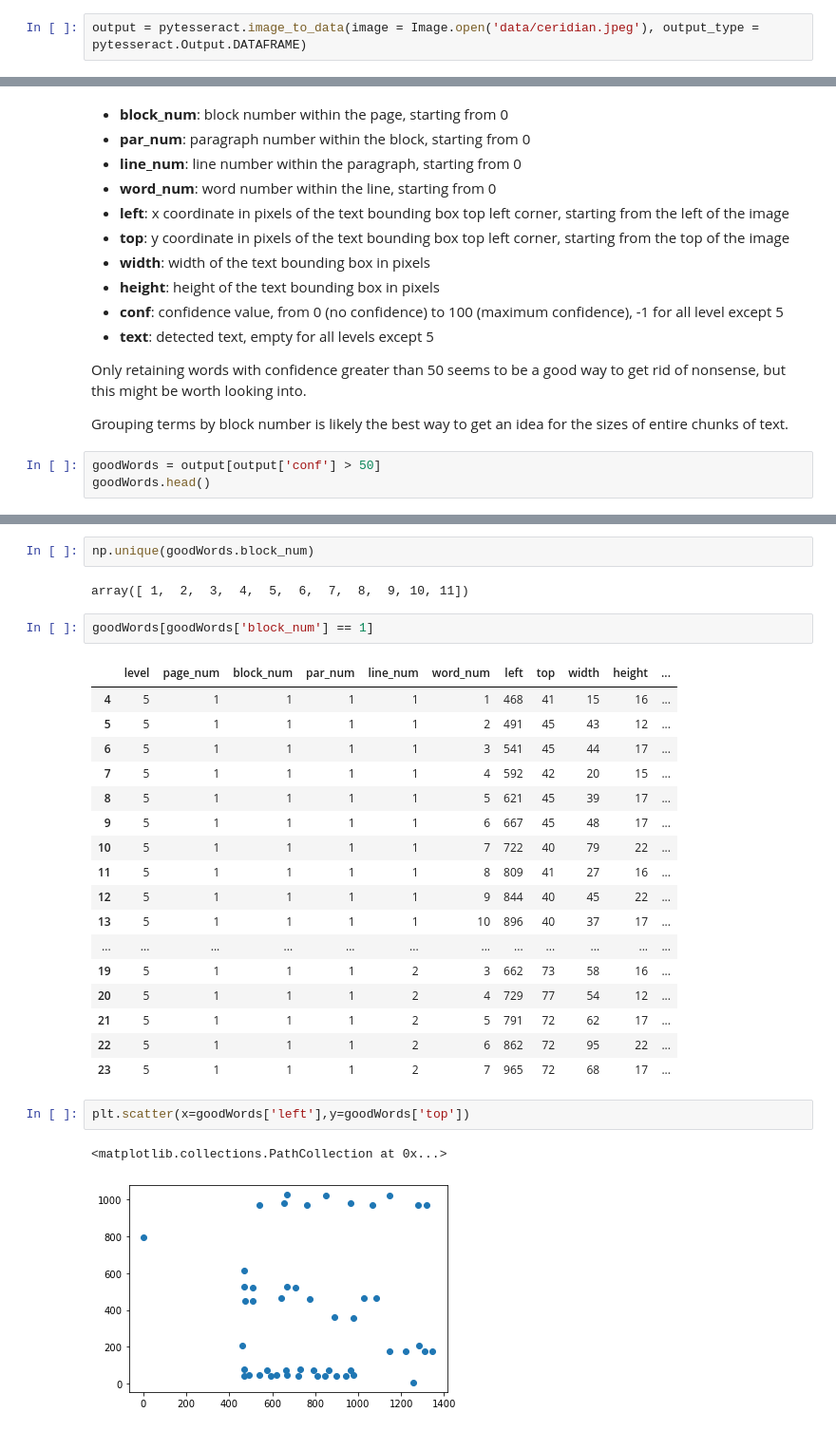
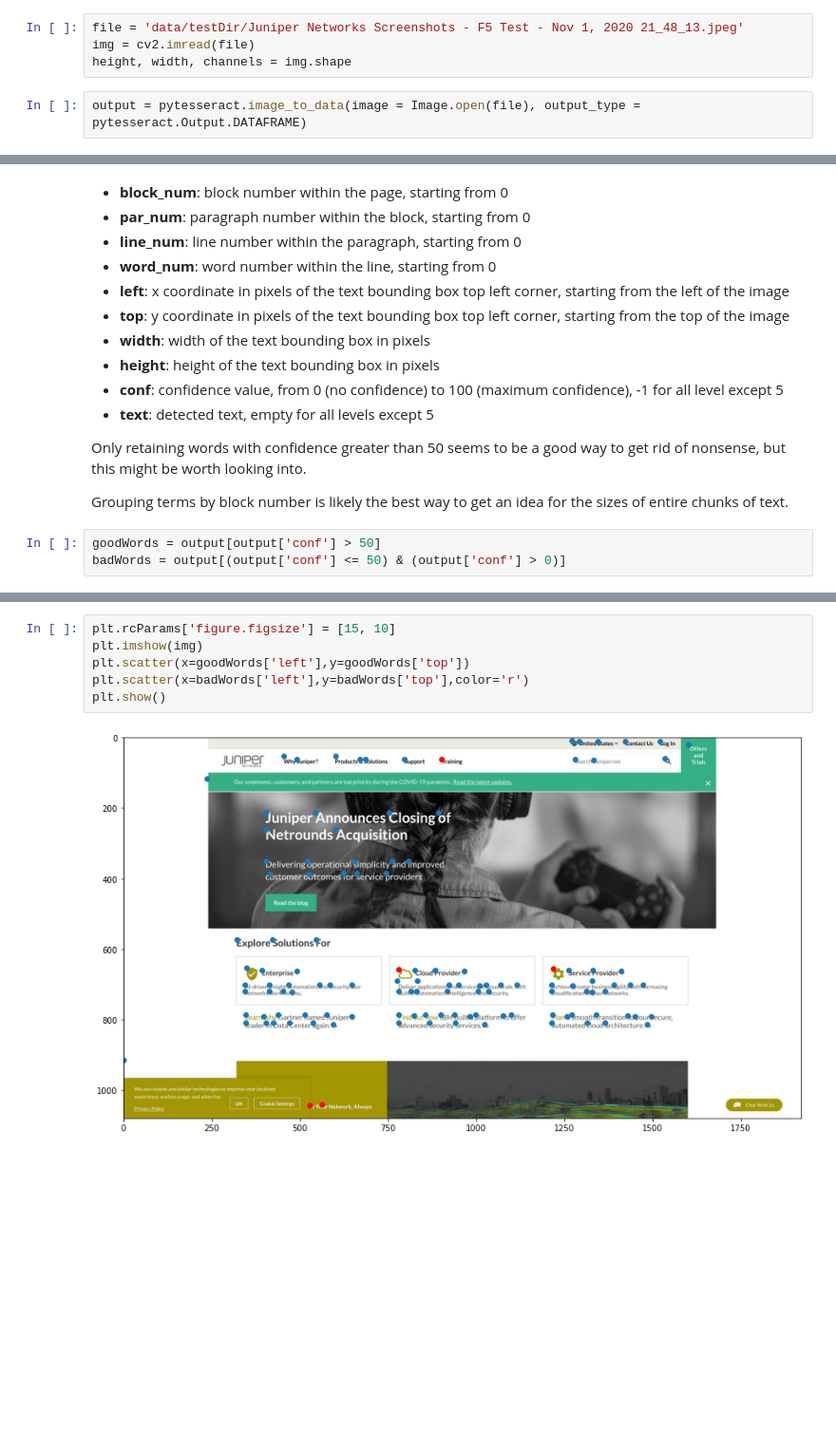
Before and after one commit to MehmetAlpaslanBO/screenshot-reader, a Jupyter notebook: screenreader.ipynb, the cells around one changed output, grey strips where cells are left out. Shown at 95% size. Cells and saved outputs as stored; diff of their text form; blank space fills up the shorter version.

```diff
--- a/screenreader.ipynb
+++ b/screenreader.ipynb
@@ -36,2 +30,6 @@ pytesseract.image_to_string("data/ceridian.jpeg")
+# %%
+file = 'data/testDir/Juniper Networks Screenshots - F5 Test - Nov 1, 2020 21_48_13.jpeg'
+img = cv2.imread(file)
+height, width, channels = img.shape
 # %%
-output = pytesseract.image_to_data(image = Image.open('data/ceridian.jpeg'), output_type = pytesseract.Output.DATAFRAME)
+output = pytesseract.image_to_data(image = Image.open(file), output_type = pytesseract.Output.DATAFRAME)
@@ -61,4 +75,4 @@ Only retaining words with confidence greater than 50 seems to be a good way to g
 Grouping terms by block number is likely the best way to get an idea for the sizes of entire chunks of text.
 # %%
 goodWords = output[output['conf'] > 50]
-goodWords.head()
+badWords = output[(output['conf'] <= 50) & (output['conf'] > 0)]
@@ -80,29 +81,8 @@ for block in np.unique(goodWords.block_num) :
-# %%
-np.unique(goodWords.block_num)
-# %% [output]
-array([ 1,  2,  3,  4,  5,  6,  7,  8,  9, 10, 11])
-# %%
-goodWords[goodWords['block_num'] == 1]
-# %% [output]
-|  | level | page_num | block_num | par_num | line_num | word_num | left | top | width | height | ... |
-| 4 | 5 | 1 | 1 | 1 | 1 | 1 | 468 | 41 | 15 | 16 | ... |
-| 5 | 5 | 1 | 1 | 1 | 1 | 2 | 491 | 45 | 43 | 12 | ... |
-| 6 | 5 | 1 | 1 | 1 | 1 | 3 | 541 | 45 | 44 | 17 | ... |
-| 7 | 5 | 1 | 1 | 1 | 1 | 4 | 592 | 42 | 20 | 15 | ... |
-| 8 | 5 | 1 | 1 | 1 | 1 | 5 | 621 | 45 | 39 | 17 | ... |
-| 9 | 5 | 1 | 1 | 1 | 1 | 6 | 667 | 45 | 48 | 17 | ... |
-| 10 | 5 | 1 | 1 | 1 | 1 | 7 | 722 | 40 | 79 | 22 | ... |
-| 11 | 5 | 1 | 1 | 1 | 1 | 8 | 809 | 41 | 27 | 16 | ... |
-| 12 | 5 | 1 | 1 | 1 | 1 | 9 | 844 | 40 | 45 | 22 | ... |
-| 13 | 5 | 1 | 1 | 1 | 1 | 10 | 896 | 40 | 37 | 17 | ... |
-| ... | ... | ... | ... | ... | ... | ... | ... | ... | ... | ... | ... |
-| 19 | 5 | 1 | 1 | 1 | 2 | 3 | 662 | 73 | 58 | 16 | ... |
-| 20 | 5 | 1 | 1 | 1 | 2 | 4 | 729 | 77 | 54 | 12 | ... |
-| 21 | 5 | 1 | 1 | 1 | 2 | 5 | 791 | 72 | 62 | 17 | ... |
-| 22 | 5 | 1 | 1 | 1 | 2 | 6 | 862 | 72 | 95 | 22 | ... |
-| 23 | 5 | 1 | 1 | 1 | 2 | 7 | 965 | 72 | 68 | 17 | ... |
-# %%
-plt.scatter(x=goodWords['left'],y=goodWords['top'])
-# %% [output]
-<matplotlib.collections.PathCollection at 0x...>
-[figure, removed]
+# %%
+plt.rcParams['figure.figsize'] = [15, 10]
+plt.imshow(img)
+plt.scatter(x=goodWords['left'],y=goodWords['top'])
+plt.scatter(x=badWords['left'],y=badWords['top'],color='r')
+plt.show()
+# %% [output]
+[figure, added]
```
Also changed, not shown: parts of 13 cells of this notebook, 5 other files.
